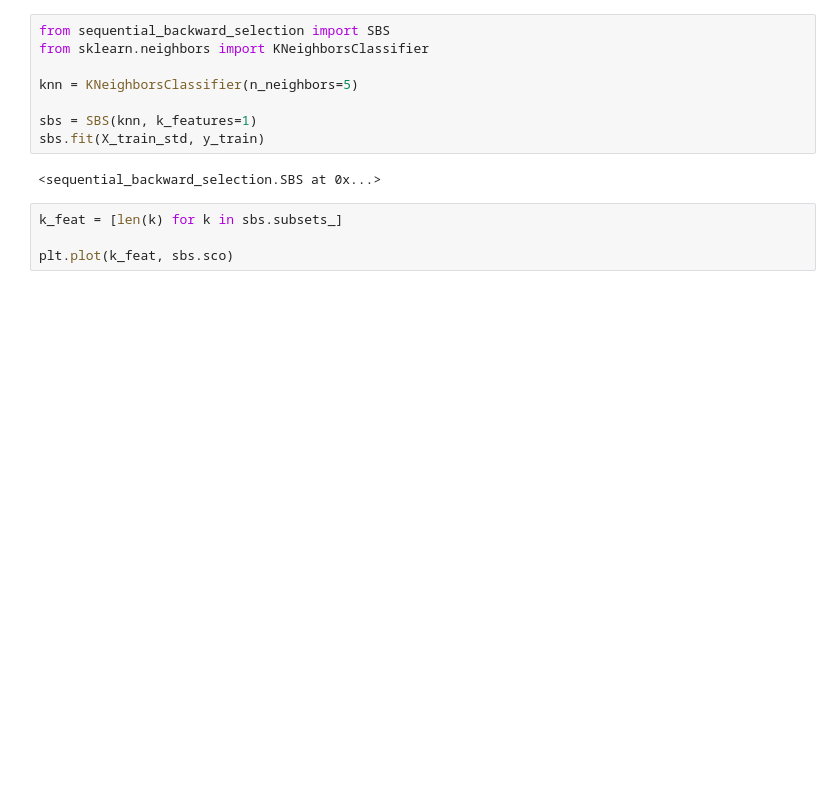
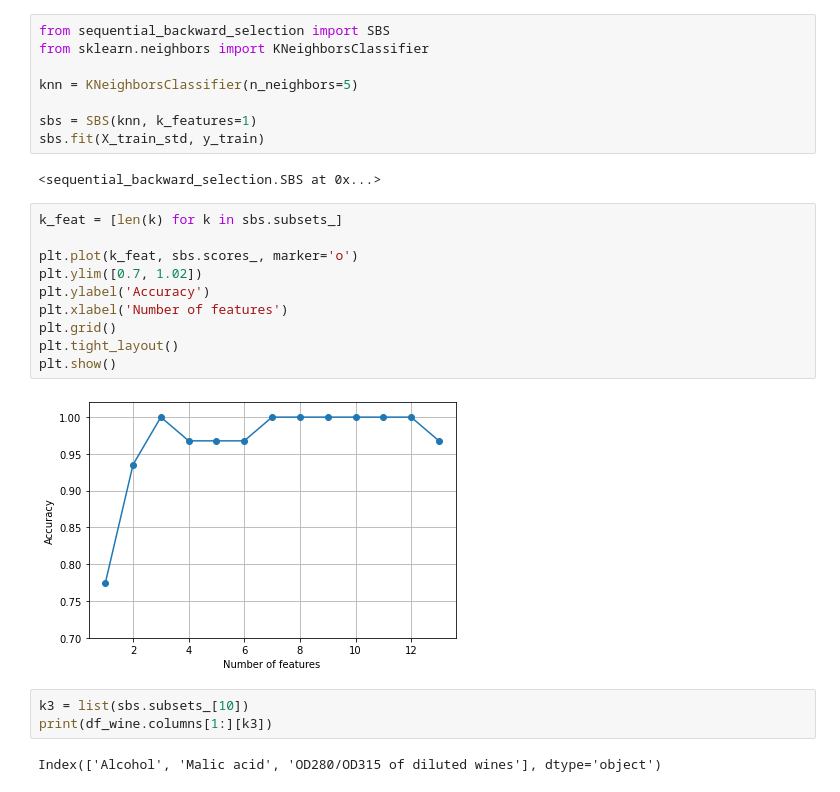
Before and after one commit to RhysComissiong/Python-Machine-Learning-Tutorial, a Jupyter notebook: chapter-4/Data Preprocessing.ipynb, the cells around one changed output. Cells and saved outputs as stored; diff of their text form; blank space fills up the shorter version.

```diff
--- a/chapter-4/Data Preprocessing.ipynb
+++ b/chapter-4/Data Preprocessing.ipynb
@@ -348,4 +348,17 @@ sbs.fit(X_train_std, y_train)
 # %%
 k_feat = [len(k) for k in sbs.subsets_]
 
-plt.plot(k_feat, sbs.sco)
+plt.plot(k_feat, sbs.scores_, marker='o')
+plt.ylim([0.7, 1.02])
+plt.ylabel('Accuracy')
+plt.xlabel('Number of features')
+plt.grid()
+plt.tight_layout()
+plt.show()
+# %% [output]
+[figure, added]
+# %%
+k3 = list(sbs.subsets_[10])
+print(df_wine.columns[1:][k3])
+# %% [output]
+Index(['Alcohol', 'Malic acid', 'OD280/OD315 of diluted wines'], dtype='object')
```
Also changed, not shown: parts of 8 cells of this notebook.
